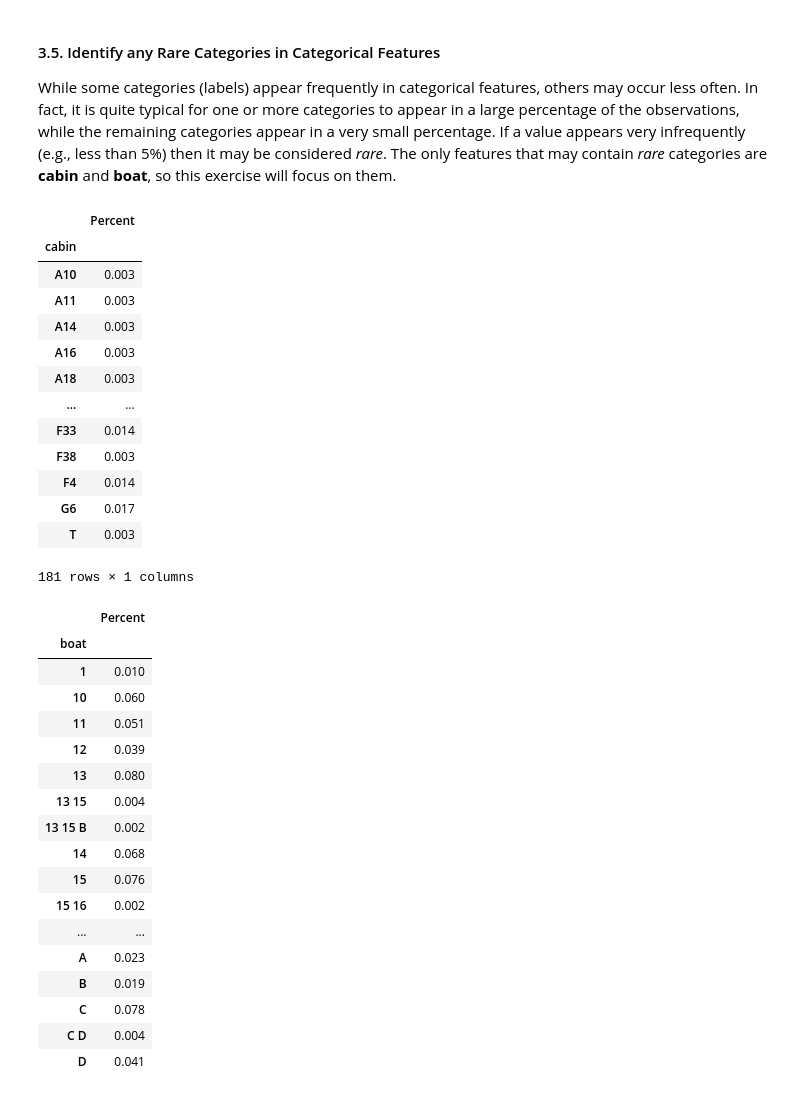
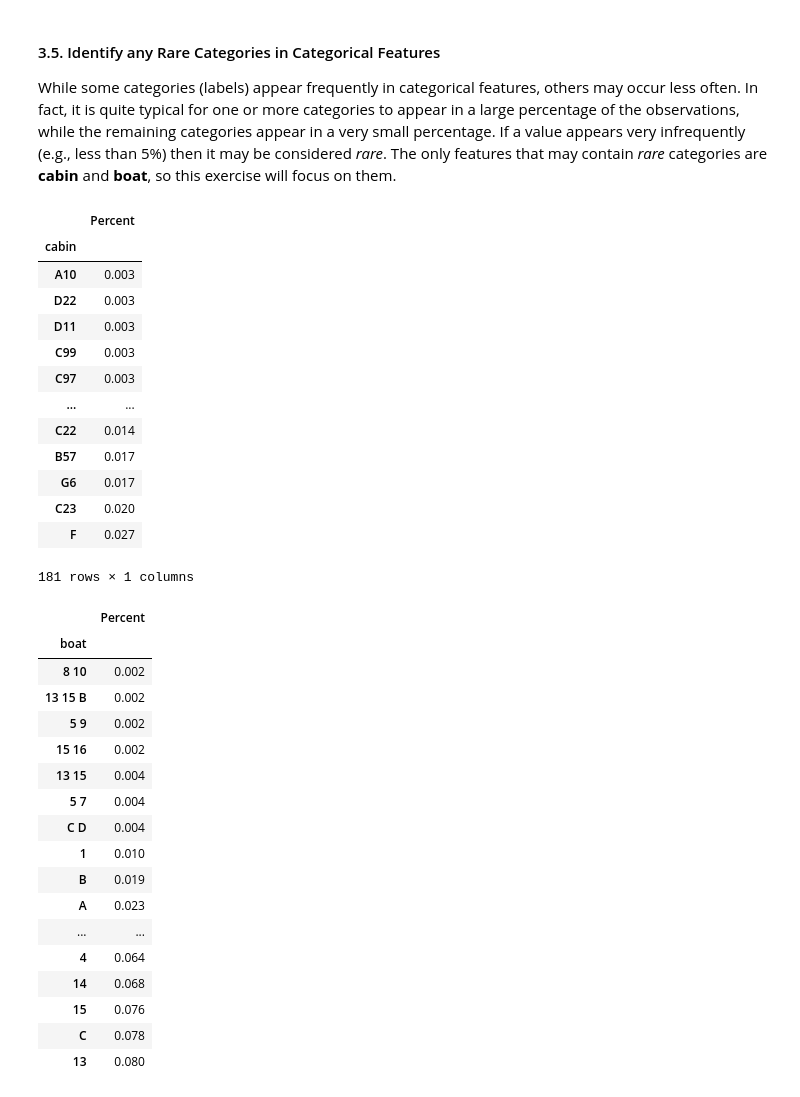
Before and after one commit to jtupitza-msft/edsp-mentoring-program, a Jupyter notebook: 01-Data-Profiling.ipynb, the cells around one changed output. Cells and saved outputs as stored; diff of their text form; code cells hidden in the pictures.

```diff
--- a/01-Data-Profiling.ipynb
+++ b/01-Data-Profiling.ipynb
@@ -274,37 +274,38 @@ While some categories (labels) appear frequently in categorical features, others
 # %%
 for col in ['cabin','boat']:
     survived = pd.crosstab(index=df[col], columns=["Percent"], colnames=[""])
+    survived = survived.sort_values(by=['Percent'], ascending=True)
     display(round(survived/survived.sum(), 3))
 # %% [output]
 |  | Percent |
 | cabin |  |
 | A10 | 0.003 |
-| A11 | 0.003 |
-| A14 | 0.003 |
-| A16 | 0.003 |
-| A18 | 0.003 |
+| D22 | 0.003 |
+| D11 | 0.003 |
+| C99 | 0.003 |
+| C97 | 0.003 |
 | ... | ... |
-| F33 | 0.014 |
-| F38 | 0.003 |
-| F4 | 0.014 |
+| C22 | 0.014 |
+| B57 | 0.017 |
 | G6 | 0.017 |
-| T | 0.003 |
+| C23 | 0.020 |
+| F | 0.027 |
 181 rows × 1 columns
 |  | Percent |
 | boat |  |
+| 8 10 | 0.002 |
+| 13 15 B | 0.002 |
+| 5 9 | 0.002 |
+| 15 16 | 0.002 |
+| 13 15 | 0.004 |
+| 5 7 | 0.004 |
+| C D | 0.004 |
 | 1 | 0.010 |
-| 10 | 0.060 |
-| 11 | 0.051 |
-| 12 | 0.039 |
-| 13 | 0.080 |
-| 13 15 | 0.004 |
-| 13 15 B | 0.002 |
+| B | 0.019 |
+| A | 0.023 |
+| ... | ... |
+| 4 | 0.064 |
 | 14 | 0.068 |
 | 15 | 0.076 |
-| 15 16 | 0.002 |
-| ... | ... |
-| A | 0.023 |
-| B | 0.019 |
 | C | 0.078 |
-| C D | 0.004 |
-| D | 0.041 |
+| 13 | 0.080 |
```
Also changed, not shown: parts of 2 cells of this notebook.
